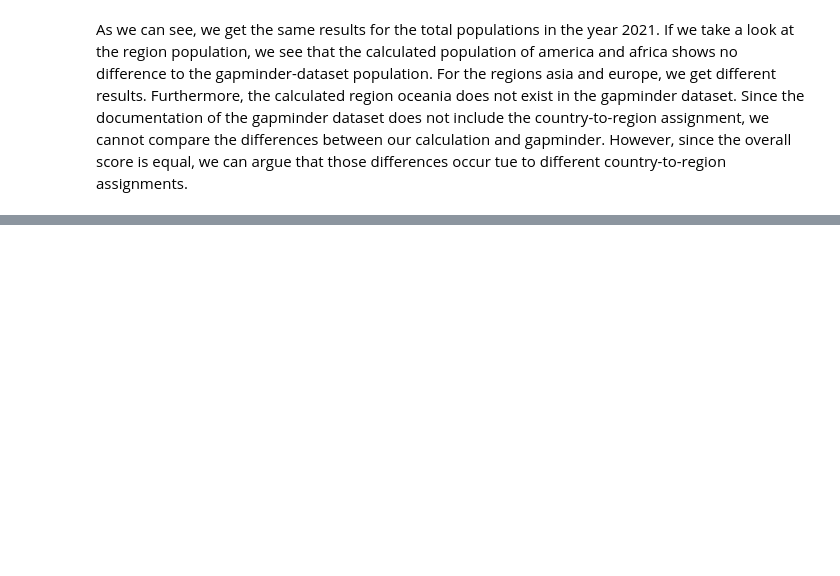
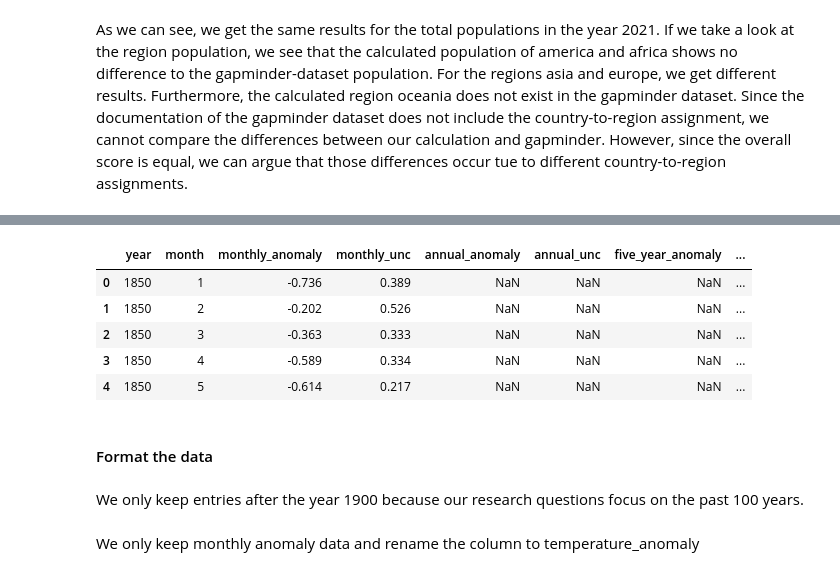
Before and after one commit to lukiwieser/natural-disasters-and-climate-change, a Jupyter notebook: main.ipynb, the cells around one changed output, grey strips where cells are left out. Saved outputs shown, nothing was run; the diff lists cells and outputs as text; code cells hidden in the pictures; blank space fills up the shorter version.

```diff
--- a/main.ipynb
+++ b/main.ipynb
@@ -853,0 +1017,16 @@ If we take a look at the region population, we see that the calculated populatio
+# %%
+# only include the dataset where anomalies are extrapolated from land-surface air temperature anomalies.
+temp_global = pd.read_csv(PATH_RAW_TEMP_DATA_FOLDER + PATH_GLOBAL_LAND_OCEAN_FILE, comment="%", header=None, delim_whitespace=True, engine='python', skipfooter=2079)
+temp_global.columns = ["year", "month", "monthly_anomaly", "monthly_unc", "annual_anomaly", "annual_unc", "five_year_anomaly", "five_year_unc", "ten_year_anomaly", "ten_year_unc", "twenty_year_anomaly", "twenty_year_unc"]
+temp_global.head()
+# %% [output]
+|  | year | month | monthly_anomaly | monthly_unc | annual_anomaly | annual_unc | five_year_anomaly | ... |
+| 0 | 1850 | 1 | -0.736 | 0.389 | NaN | NaN | NaN | ... |
+| 1 | 1850 | 2 | -0.202 | 0.526 | NaN | NaN | NaN | ... |
+| 2 | 1850 | 3 | -0.363 | 0.333 | NaN | NaN | NaN | ... |
+| 3 | 1850 | 4 | -0.589 | 0.334 | NaN | NaN | NaN | ... |
+| 4 | 1850 | 5 | -0.614 | 0.217 | NaN | NaN | NaN | ... |
+# %% [markdown]
+#### Format the data
+# %% [markdown]
+We only keep entries after the year 1900 because our research questions focus on the past 100 years.
@@ -853,0 +1036,2 @@ If we take a look at the region population, we see that the calculated populatio
+# %% [markdown]
+We only keep monthly anomaly data and rename the column to temperature_anomaly
```
Also changed, not shown: parts of 39 cells of this notebook, 1 other file.
